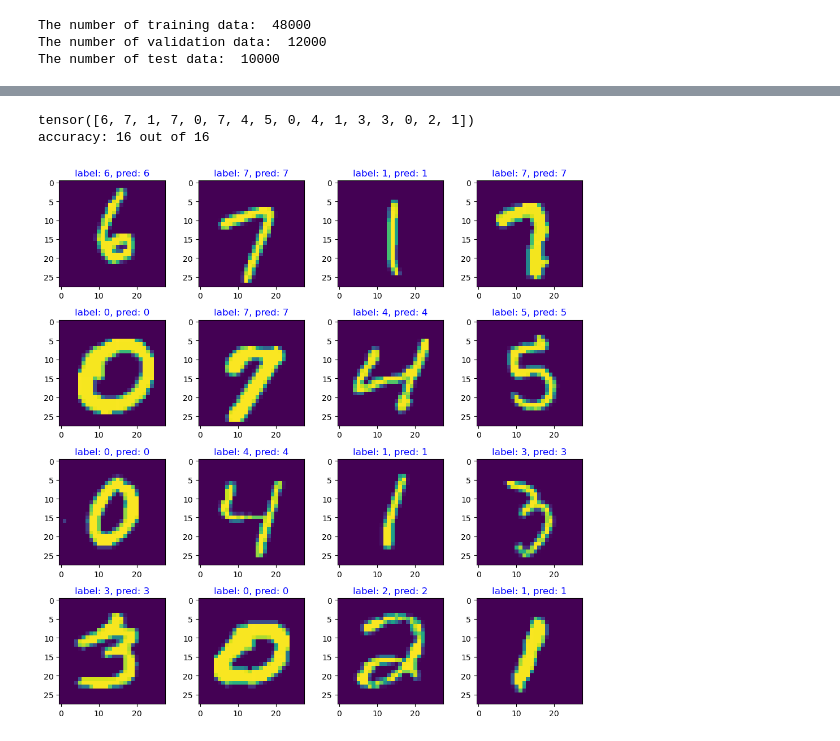
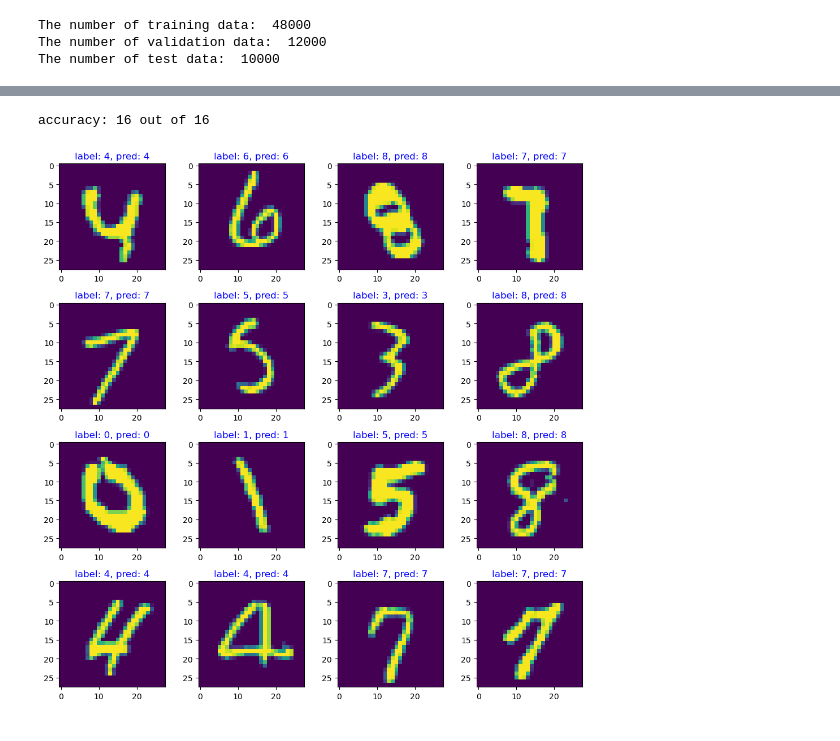
Before and after one commit to Benchangatrul284/2023-Basic-ML, a Jupyter notebook: problem2.ipynb, the cells around one changed output, grey strips where cells are left out. Cells and saved outputs as stored; diff of their text form; code cells hidden in the pictures.

```diff
--- a/problem2.ipynb
+++ b/problem2.ipynb
@@ -8,5 +8,6 @@ import os
 from tqdm.notebook import tqdm
 from torchvision import transforms
 device = torch.device('cuda' if torch.cuda.is_available() else 'cpu')
+device = 'cpu'
 print(device)
 # %% [output]
@@ -195,30 +208,30 @@ KeyboardInterrupt:
 # %%
-model = net()
-model.load_state_dict(torch.load('checkpoint/model.pth')['model'])
+# model = net()
+# model.load_state_dict(torch.load('checkpoint/model.pth')['model'])
+
+loaded_model = torch.jit.load("demo.pth")
 
 def show_results(imgs, labels, preds):
     num_imgs = len(imgs)
     fig, axs = plt.subplots(4, 4, figsize=(10, 10))
     correct = 0
     for i in range(num_imgs):
         row = i // 4
         col = i % 4
         axs[row, col].imshow(imgs[i].permute(1, 2, 0))
         label = labels[i].item()
         pred = preds[i].item()
         correct += (label == pred)
         axs[row, col].set_title('label: {}, pred: {}'.format(label, pred),color='r' if label != pred else 'b')
     plt.tight_layout()
     plt.savefig('results.png')
     print('accuracy: {} out of {}'.format(correct, num_imgs))
 
 for img,label in test_dl:
         output = model(img)
-        print(label)
         pred = output.argmax(dim=1, keepdim=True)
         show_results(img, label,pred)
         break
 # %% [output]
-tensor([6, 7, 1, 7, 0, 7, 4, 5, 0, 4, 1, 3, 3, 0, 2, 1])
 accuracy: 16 out of 16
-[figure, old version]
+[figure, new version]
```
Also changed, not shown: parts of 3 cells of this notebook.
